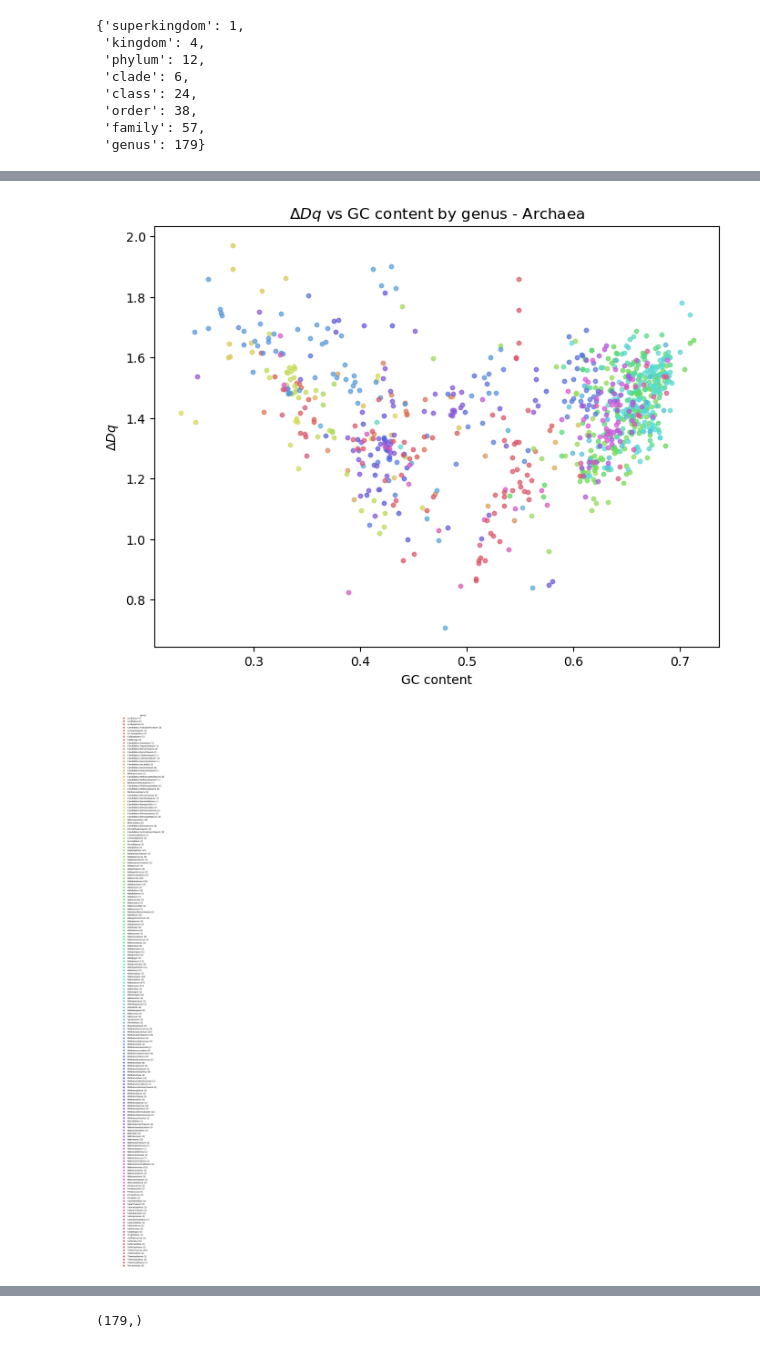
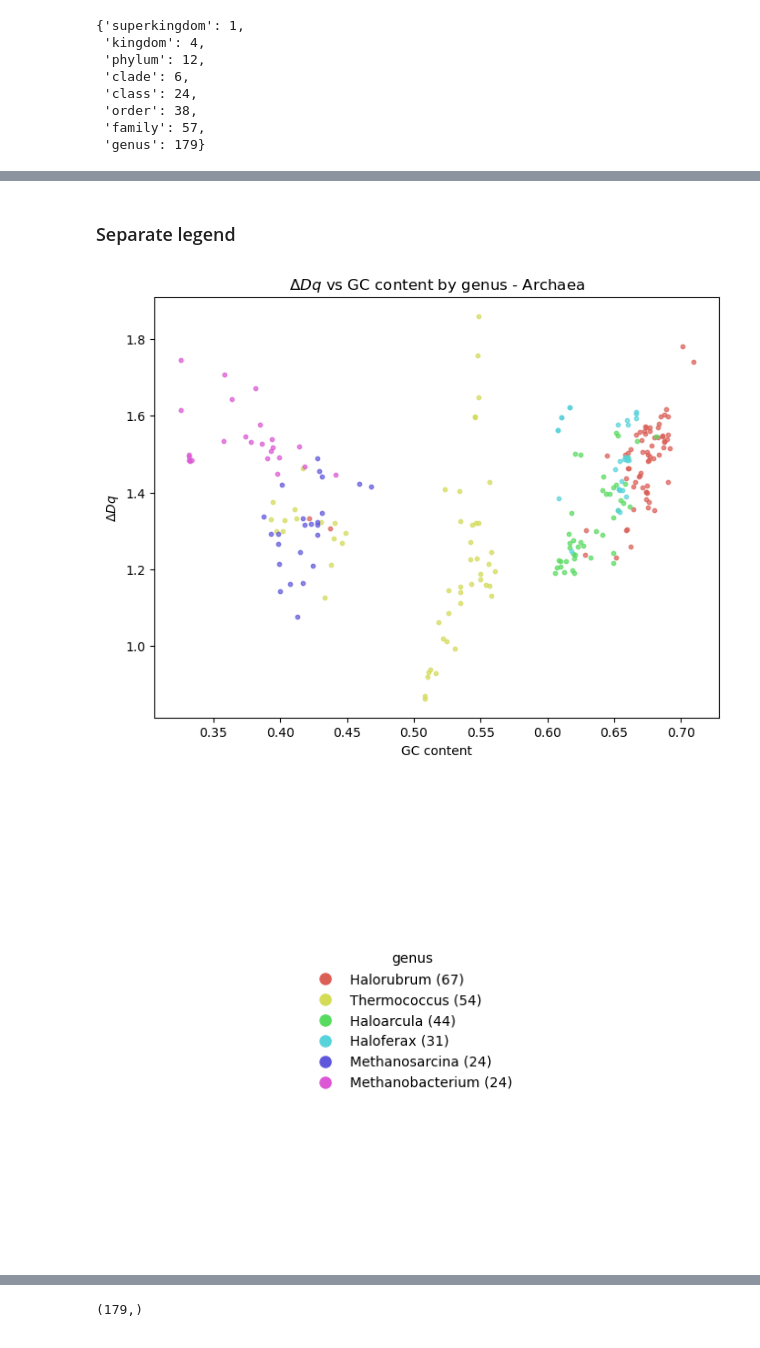
Before and after one commit to DiegoFLM/Analysis-of-microbial-genomes--MFA-GC-content-lifestyle-and-human-microbiome, a Jupyter notebook: notebooks_and_info/data_analysis/results_analysis/results_viz_taxonomy_archaea.ipynb, the cells around one changed output, grey strips where cells are left out. Cells and saved outputs as stored; diff of their text form; code cells hidden in the pictures.

Commit message:
Visualizations and stats added

```diff
--- a/notebooks_and_info/data_analysis/results_analysis/results_viz_taxonomy_archaea.ipynb
+++ b/notebooks_and_info/data_analysis/results_analysis/results_viz_taxonomy_archaea.ipynb
@@ -18,3 +19,6 @@ PATH_SCRAPED = PATH_DATA / "raw" / "scraped"
 PATH_SCRAPED.exists()
 # %% [output]
 True
+# %%
+PATH_RESULTS = PATH_DATA / "results"
+PATH_RESULTS.exists()
@@ -21,5 +27,5 @@ True
 # %%
-PATH_RESULTS_ARCHAEA = (PATH_DATA / "results" / "archaea")
+PATH_RESULTS_ARCHAEA = (PATH_RESULTS / "archaea")
 PATH_RESULTS_ARCHAEA.exists()
 # %% [output]
 True
@@ -182,15 +193,14 @@ unique_counts
  'order': 38,
  'family': 57,
  'genus': 179}
+# %%
+taxonomic_rank = 'genus'
+
+# Define the number of top categories you want to plot
+N = 6
 # %%
-# Define the taxonomic rank
-taxonomic_rank = 'kingdom'
-
 # Calculate the frequency counts
 frequent_taxas = df_combined_archaea[taxonomic_rank].value_counts()
-
-# Define the number of top categories you want to plot
-N = 4  # You can change this number as needed
 
 # Get the top N categories
 categories = frequent_taxas.index[:N]
@@ -256,8 +277,10 @@ plt.show()
+# %% [markdown]
+### Separate legend
 # %%
-taxonomic_rank = 'genus'
+# taxonomic_rank = 'genus'
 
-categories = df_combined_archaea[taxonomic_rank].dropna().unique()
-N = len(categories)
+# categories = df_combined_archaea[taxonomic_rank].dropna().unique()
+# N = len(categories)
 
 # Generate a color palette with enough colors for all categories
 colors = sns.color_palette('hls', N)
@@ -293,32 +316,32 @@ for category in categories:
         label=f'{category} ({num_points})',
         markerfacecolor=category_colors[category],
         markersize=10
     )
     legend_handles.append(legend_handle)
 
 # Add plot title and labels
 ax.set_title(f'$\Delta Dq$ vs GC content by {taxonomic_rank} - Archaea')
 ax.set_xlabel('GC content')
 ax.set_ylabel(r'$\Delta Dq$')
 
 # Display the main plot without the legend
 plt.show()
 
 # Create a separate figure for the legend
 fig_leg = plt.figure(figsize=(8, 6))
 fig_leg.legend(
     handles=legend_handles,
     title=taxonomic_rank,
     loc='center',
     frameon=False
 )
 fig_leg.canvas.draw()
 
 # Remove axes and ticks from the legend figure
 plt.axis('off')
 
 # Display the legend figure
 plt.show()
 # %% [output]
-[figure, old version]
+[figure, new version]
-[figure, old version]
+[figure, new version]
```
Also changed, not shown: parts of 24 cells of this notebook, 4 other files.
